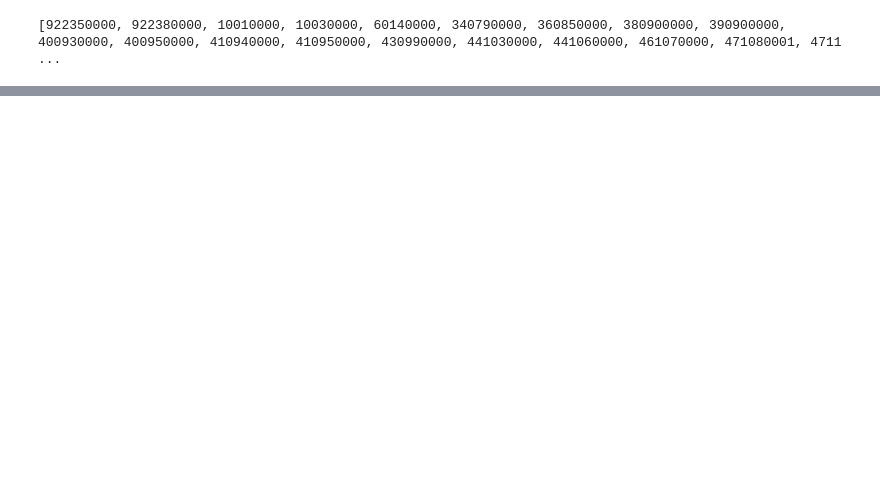
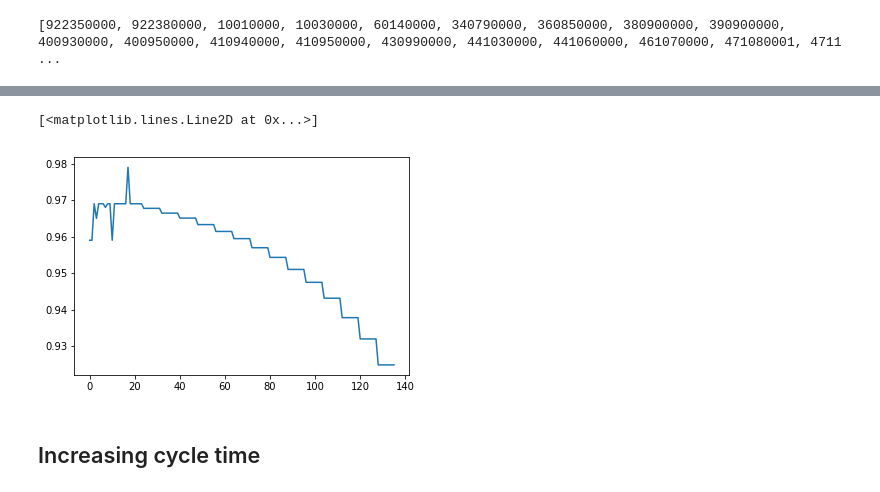
Before and after one commit to jbae11/depletion_rom, a Jupyter notebook: cyclus_implementation.ipynb, the cells around one changed output, grey strips where cells are left out. Cells and saved outputs as stored; diff of their text form; code cells hidden in the pictures; blank space fills up the shorter version.

```diff
--- a/cyclus_implementation.ipynb
+++ b/cyclus_implementation.ipynb
@@ -73,0 +96,7 @@ plt.plot(iso_trans_dict[922350000])
+# %%
+plt.plot(iso_trans_dict[922380000])
+# %% [output]
+[<matplotlib.lines.Line2D at 0x...>]
+[figure, added]
+# %% [markdown]
+## Increasing cycle time
```
Also changed, not shown: parts of 16 cells of this notebook.
